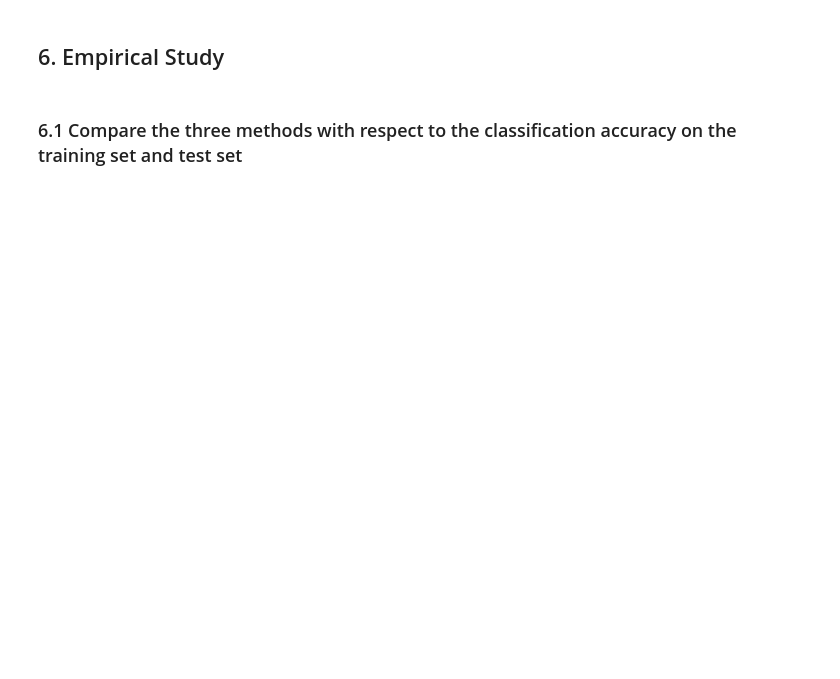
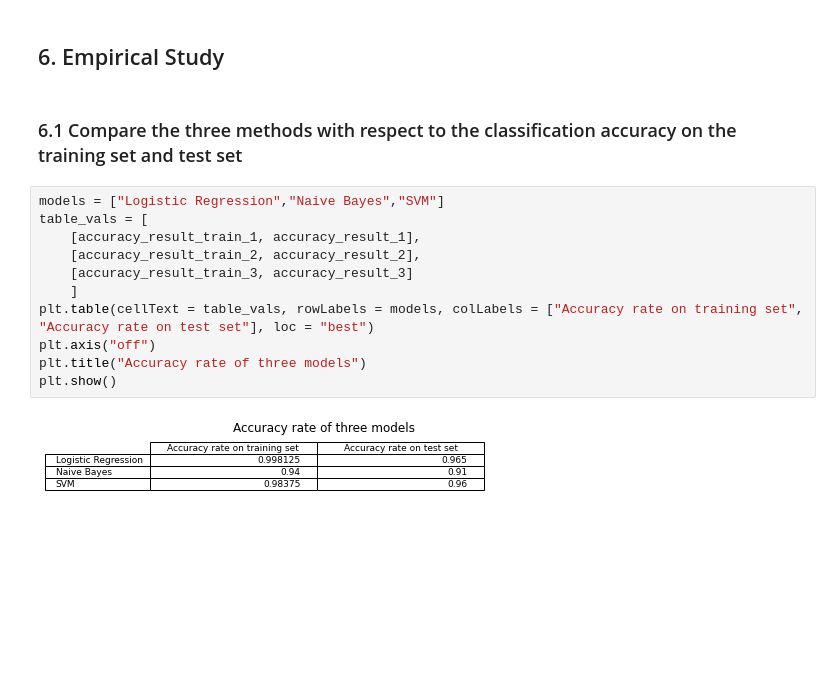
Before and after one commit to CKKKKKKKKK/Machine-Learning, a Jupyter notebook: Project/Project1/main.ipynb, the cells around one changed output. Drawn from its saved outputs; the diff is of its cells as text; blank space fills up the shorter version.

```diff
--- a/Project/Project1/main.ipynb
+++ b/Project/Project1/main.ipynb
@@ -525,6 +525,19 @@ Accuracy rate of SVM Model on test data: 0.99
 ## 6. Empirical Study
 # %% [markdown]
 ### 6.1 Compare the three methods with respect to the classification accuracy on the training set and test set
+# %%
+models = ["Logistic Regression","Naive Bayes","SVM"]
+table_vals = [
+    [accuracy_result_train_1, accuracy_result_1],
+    [accuracy_result_train_2, accuracy_result_2],
+    [accuracy_result_train_3, accuracy_result_3]
+    ]
+plt.table(cellText = table_vals, rowLabels = models, colLabels = ["Accuracy rate on training set", "Accuracy rate on test set"], loc = "best")
+plt.axis("off")
+plt.title("Accuracy rate of three models")
+plt.show()
+# %% [output]
+[figure, added]
 # %%
 models = [
     'LR(train)',
```
Also changed, not shown: parts of 28 cells of this notebook.
